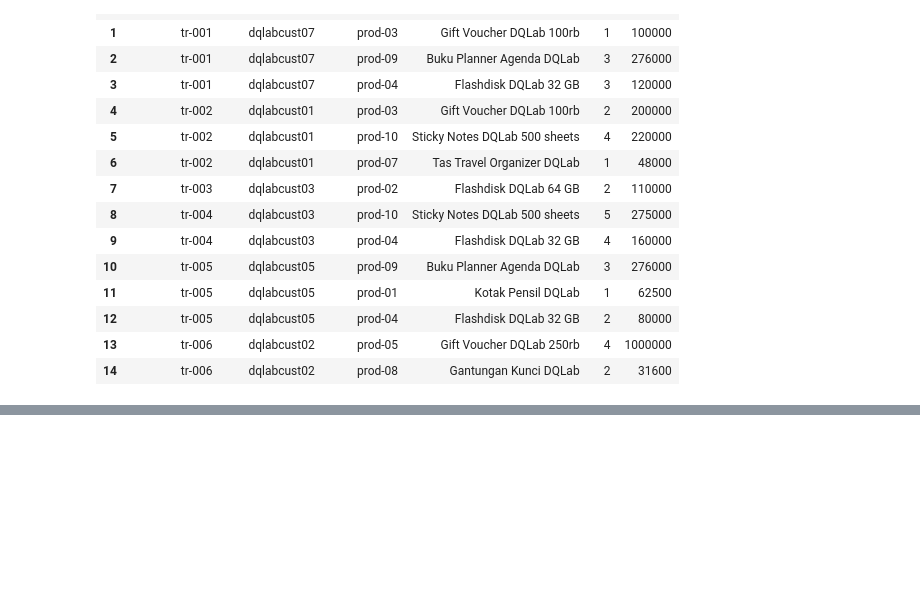
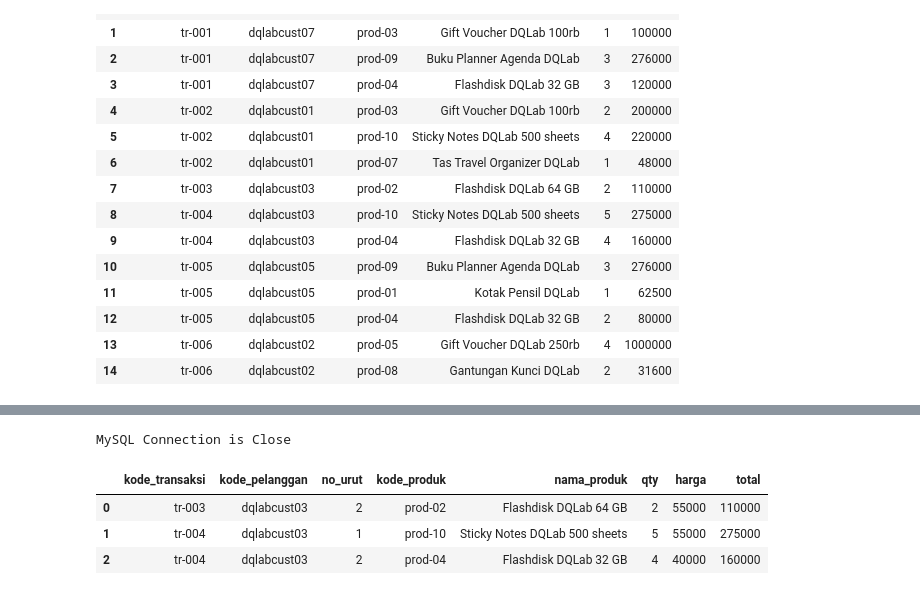
Before and after one commit to UsepSyaikalArifin/SQL-Python, a Jupyter notebook: Fundamental SQL Using INNER JOIN and UNION/Jupyter Notebook/main.ipynb, the cells around one changed output, grey strips where cells are left out. Drawn from its saved outputs; the diff is of its cells as text; code cells hidden in the pictures; blank space fills up the shorter version.

```diff
--- a/Fundamental SQL Using INNER JOIN and UNION/Jupyter Notebook/main.ipynb
+++ b/Fundamental SQL Using INNER JOIN and UNION/Jupyter Notebook/main.ipynb
@@ -496,0 +588,32 @@ MySQL Connection is Close
+# %%
+import mysql.connector as db
+import pandas as pd
+from IPython.display import display
+
+connection = db.connect(
+                        host="localhost",
+                        database="dqlab_academy",
+                        user="root",
+                        password="MySQL"
+                        )
+
+sql_tabel_A_union_tabel_B = """select * from tabel_A
+                               where kode_pelanggan = 'dqlabcust03'
+                               union
+                               select * from tabel_B
+                               where kode_pelanggan = 'dqlabcust03'"""
+
+df_sql_tabel_A_union_tabel_B = pd.read_sql(sql_tabel_A_union_tabel_B , connection)
+
+
+if connection.is_connected():
+    connection.close()
+    print("MySQL Connection is Close")
+
+display(df_sql_tabel_A_union_tabel_B )
+# %% [output]
+MySQL Connection is Close
+|  | kode_transaksi | kode_pelanggan | no_urut | kode_produk | nama_produk | qty | harga | total |
+| 0 | tr-003 | dqlabcust03 | 2 | prod-02 | Flashdisk DQLab 64 GB | 2 | 55000 | 110000 |
+| 1 | tr-004 | dqlabcust03 | 1 | prod-10 | Sticky Notes DQLab 500 sheets | 5 | 55000 | 275000 |
+| 2 | tr-004 | dqlabcust03 | 2 | prod-04 | Flashdisk DQLab 32 GB | 4 | 40000 | 160000 |
```
Also changed, not shown: parts of 7 cells of this notebook.
